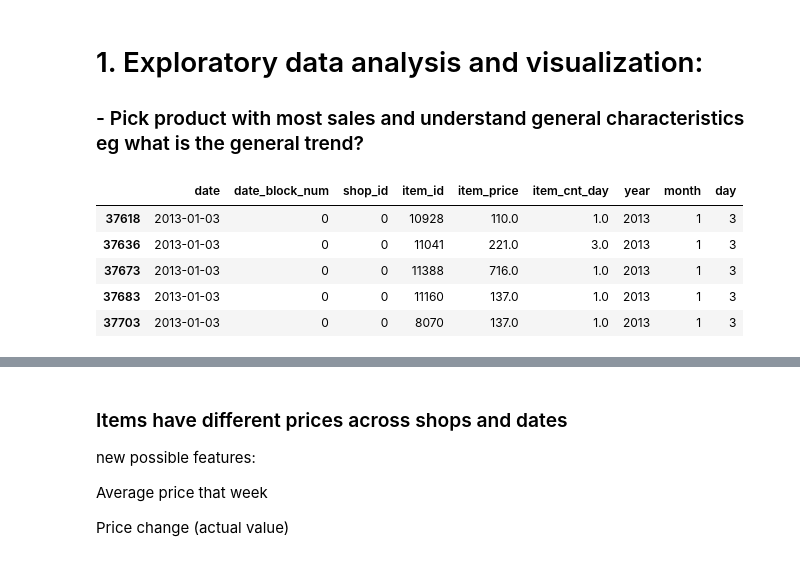
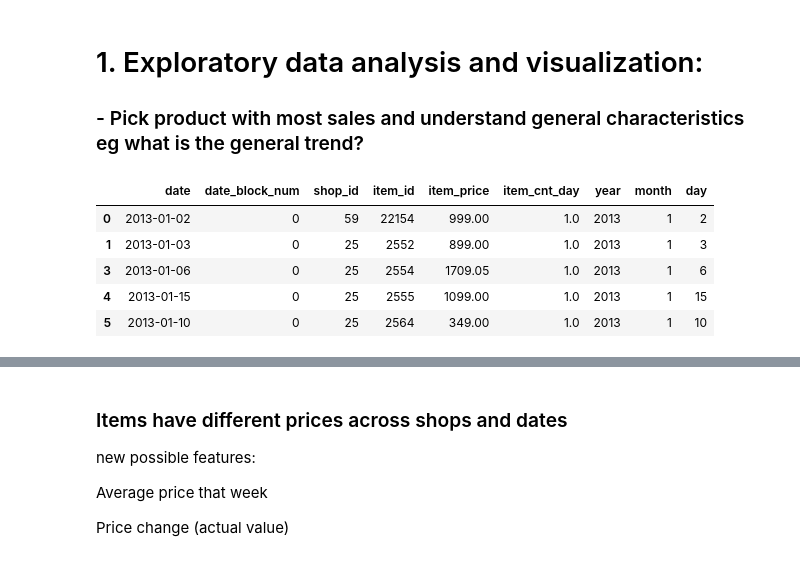
Before and after one commit to OliviaJayeola/DataSciencePortfolio, a Jupyter notebook: predict_sales/predict_sales.ipynb, the cells around one changed output, grey strips where cells are left out. Cells and saved outputs as stored; diff of their text form; code cells hidden in the pictures.

```diff
--- a/predict_sales/predict_sales.ipynb
+++ b/predict_sales/predict_sales.ipynb
@@ -129,18 +129,17 @@ date_block_mapping = {
 ###       - Pick product with most sales and understand general characteristics eg what is the general trend?
 # %%
 sales = pd.read_csv('data/sales_train.csv')
-sales = sales[(sales['item_cnt_day'] > 0 ) & (sales['item_price'] > 0)] # remove rows where there was no sale or item does not have price
+sales = sales[(sales['item_cnt_day'] > 0 ) & (sales['item_price'] > 0)] # only rows that have a price and item count
 sales['date'] = pd.to_datetime(sales['date'], dayfirst=True)
-sales = sales.sort_values(by=['shop_id', 'date'], ascending=[True, True])
 sales['year'] = sales['date'].dt.year
 sales['month'] = sales['date'].dt.month
 sales['day'] = sales['date'].dt.day
 
 sales.head()
 # %% [output]
 |  | date | date_block_num | shop_id | item_id | item_price | item_cnt_day | year | month | day |
-| 37618 | 2013-01-03 | 0 | 0 | 10928 | 110.0 | 1.0 | 2013 | 1 | 3 |
-| 37636 | 2013-01-03 | 0 | 0 | 11041 | 221.0 | 3.0 | 2013 | 1 | 3 |
-| 37673 | 2013-01-03 | 0 | 0 | 11388 | 716.0 | 1.0 | 2013 | 1 | 3 |
-| 37683 | 2013-01-03 | 0 | 0 | 11160 | 137.0 | 1.0 | 2013 | 1 | 3 |
-| 37703 | 2013-01-03 | 0 | 0 | 8070 | 137.0 | 1.0 | 2013 | 1 | 3 |
+| 0 | 2013-01-02 | 0 | 59 | 22154 | 999.00 | 1.0 | 2013 | 1 | 2 |
+| 1 | 2013-01-03 | 0 | 25 | 2552 | 899.00 | 1.0 | 2013 | 1 | 3 |
+| 3 | 2013-01-06 | 0 | 25 | 2554 | 1709.05 | 1.0 | 2013 | 1 | 6 |
+| 4 | 2013-01-15 | 0 | 25 | 2555 | 1099.00 | 1.0 | 2013 | 1 | 15 |
+| 5 | 2013-01-10 | 0 | 25 | 2564 | 349.00 | 1.0 | 2013 | 1 | 10 |
```
Also changed, not shown: parts of 5 cells of this notebook.
